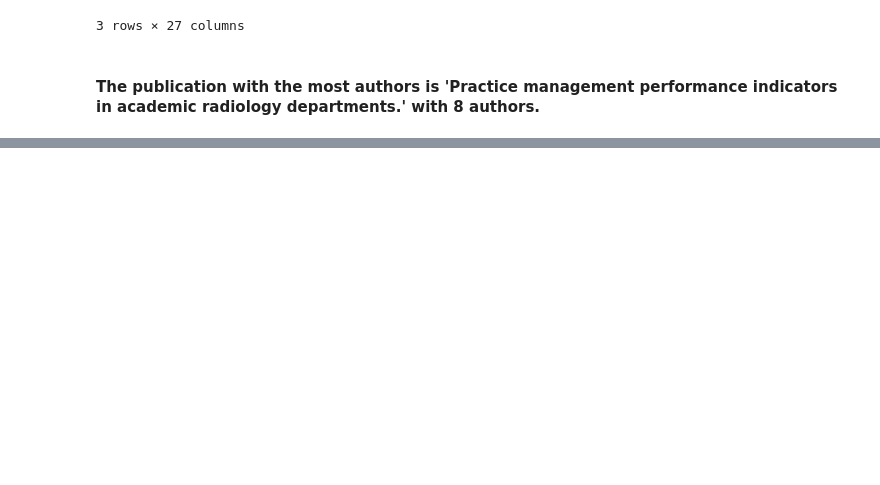
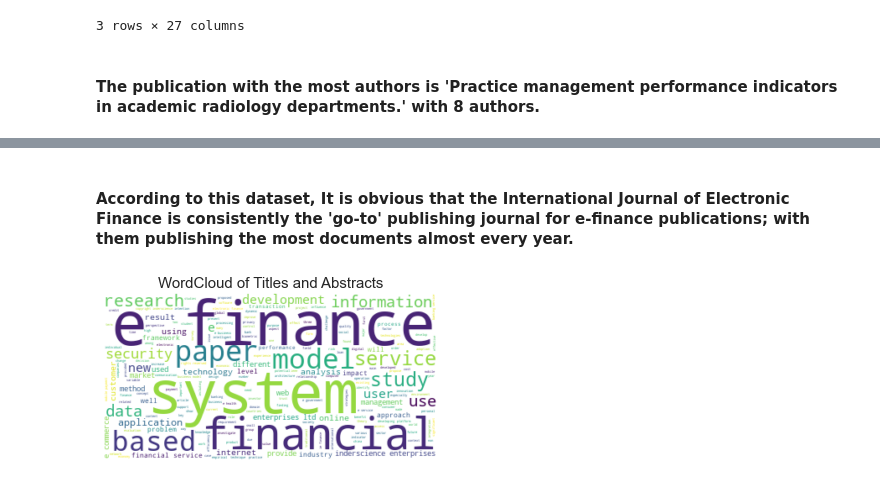
Before and after one commit to rahulgundre/HDSCWINTER-22_Premier-project, a Jupyter notebook: EDA analysis .ipynb, the cells around one changed output, grey strips where cells are left out. Cells and saved outputs as stored; diff of their text form; code cells hidden in the pictures; blank space fills up the shorter version.

Commit message:
Added Wordcloud and EDA for Source titles

```diff
--- a/EDA analysis .ipynb
+++ b/EDA analysis .ipynb
@@ -292,0 +309,16 @@ df.sort_values('Number of Authors', ascending=False).head(3)
+# %% [markdown]
+#### According to this dataset, It is obvious that the International Journal of Electronic Finance is consistently the 'go-to' publishing journal for e-finance publications; with them publishing the most documents almost every year.
+# %%
+titles = df['Title'].apply(lambda x: re.sub(r'[!@#\\$?%&:;"\',./*)(]+', '', x))
+title_string = ' '.join(titles).lower()
+abstracts =  df['Abstract'].apply(lambda x: re.sub(r'[!@#\\$?%&:;"\',./*)(]+', '', x))
+abstract_string = ' '.join(abstracts).lower()
+titles_and_abstracts = title_string + abstract_string
+# %%
+wc = WordCloud(background_color='white', stopwords=STOPWORDS).generate(titles_and_abstracts)
+plt.imshow(wc, interpolation='bilinear')
+plt.axis(False)
+plt.title('WordCloud of Titles and Abstracts', fontdict={'fontsize': 15, 'fontweight': 20})
+plt.show()
+# %% [output]
+[figure, added]
```
Also changed, not shown: parts of 8 cells of this notebook.
